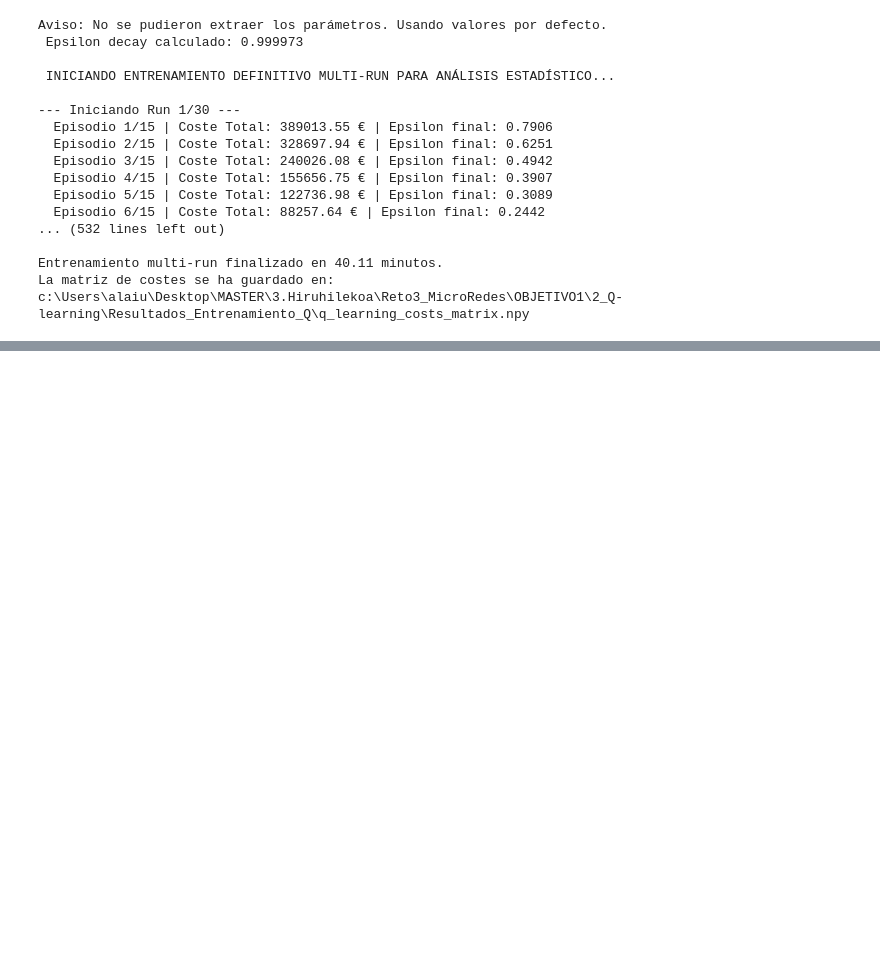
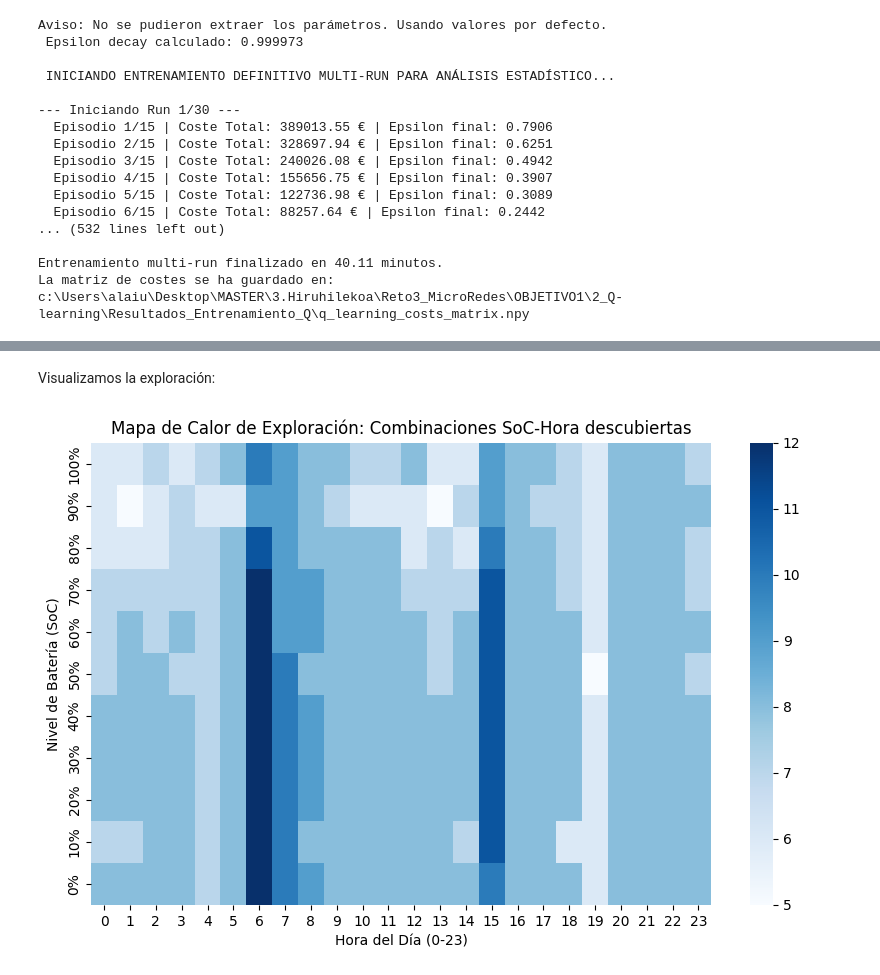
Before and after one commit to palvcam/Reto3_MicroRedes, a Jupyter notebook: OBJETIVO1/2_Q-learning/2_q-learning.ipynb, the cells around one changed output, grey strips where cells are left out. Saved outputs shown, nothing was run; the diff lists cells and outputs as text; code cells hidden in the pictures; blank space fills up the shorter version.

```diff
--- a/OBJETIVO1/2_Q-learning/2_q-learning.ipynb
+++ b/OBJETIVO1/2_Q-learning/2_q-learning.ipynb
@@ -693,0 +741,6 @@ c:\Users\alaiu\Desktop\MASTER\3.Hiruhilekoa\Reto3_MicroRedes\OBJETIVO1\2_Q-learn
+# %% [markdown]
+Visualizamos la exploración:
+# %%
+visualizar_exploracion(Q_cargada)
+# %% [output]
+[figure, added]
```
Also changed, not shown: parts of 11 cells of this notebook.
